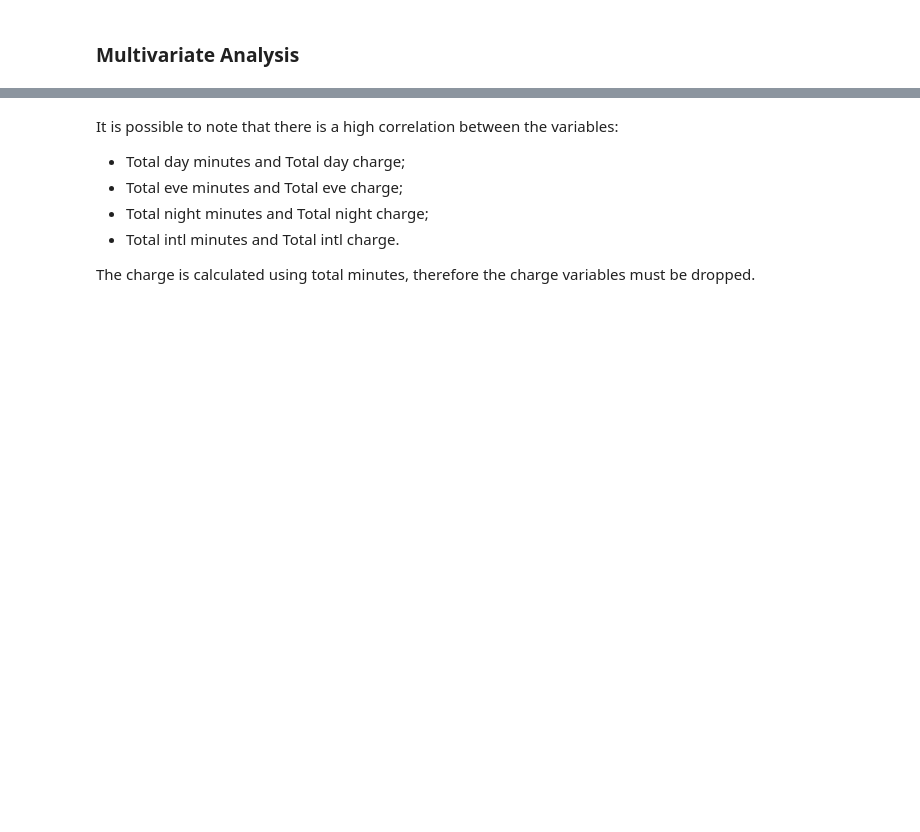
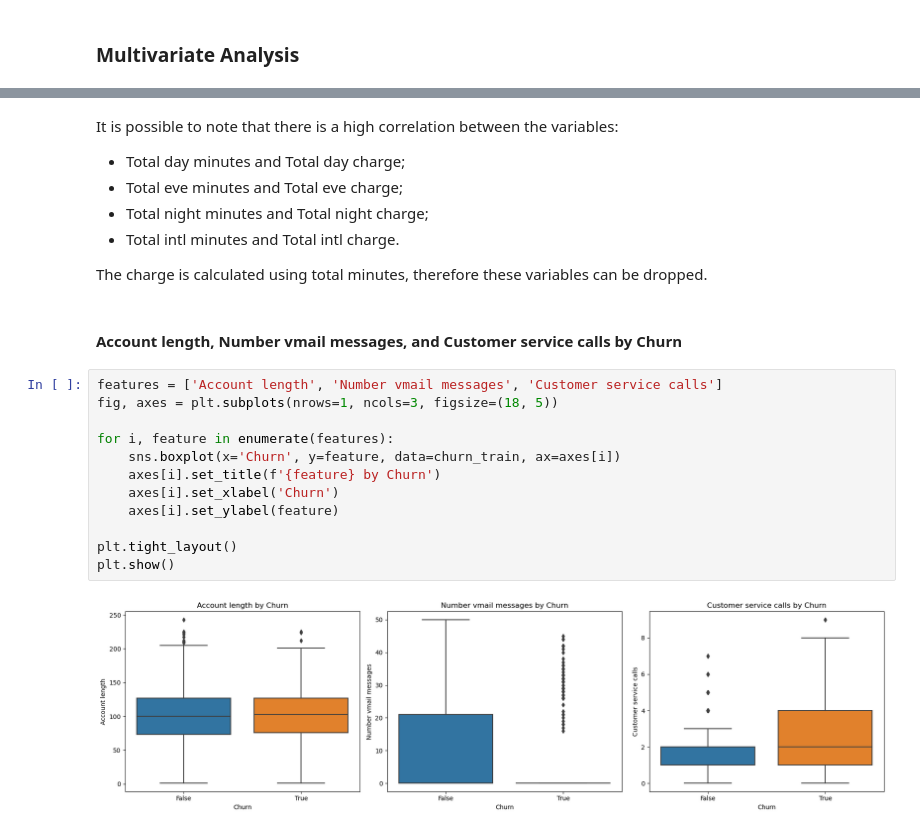
Before and after one commit to marcus-fernandes1/Customer-Churn-Prediction-in-Telecom, a Jupyter notebook: Churn_Prediction_Telecom.ipynb, the cells around one changed output, grey strips where cells are left out. Drawn from its saved outputs; the diff is of its cells as text; blank space fills up the shorter version.

```diff
--- a/Churn_Prediction_Telecom.ipynb
+++ b/Churn_Prediction_Telecom.ipynb
@@ -393,4 +419,20 @@ It is possible to note that there is a high correlation between the variables:
 - Total night minutes and Total night charge;
 - Total intl minutes and Total intl charge.
 
-The charge is calculated using total minutes, therefore the charge variables must be dropped.
+The charge is calculated using total minutes, therefore these variables can be dropped.
+# %% [markdown]
+#### Account length, Number vmail messages, and Customer service calls by Churn
+# %%
+features = ['Account length', 'Number vmail messages', 'Customer service calls']
+fig, axes = plt.subplots(nrows=1, ncols=3, figsize=(18, 5))
+
+for i, feature in enumerate(features):
+    sns.boxplot(x='Churn', y=feature, data=churn_train, ax=axes[i])
+    axes[i].set_title(f'{feature} by Churn')
+    axes[i].set_xlabel('Churn')
+    axes[i].set_ylabel(feature)
+
+plt.tight_layout()
+plt.show()
+# %% [output]
+[figure, added]
```
Also changed, not shown: parts of 50 cells of this notebook, 3 other files.
